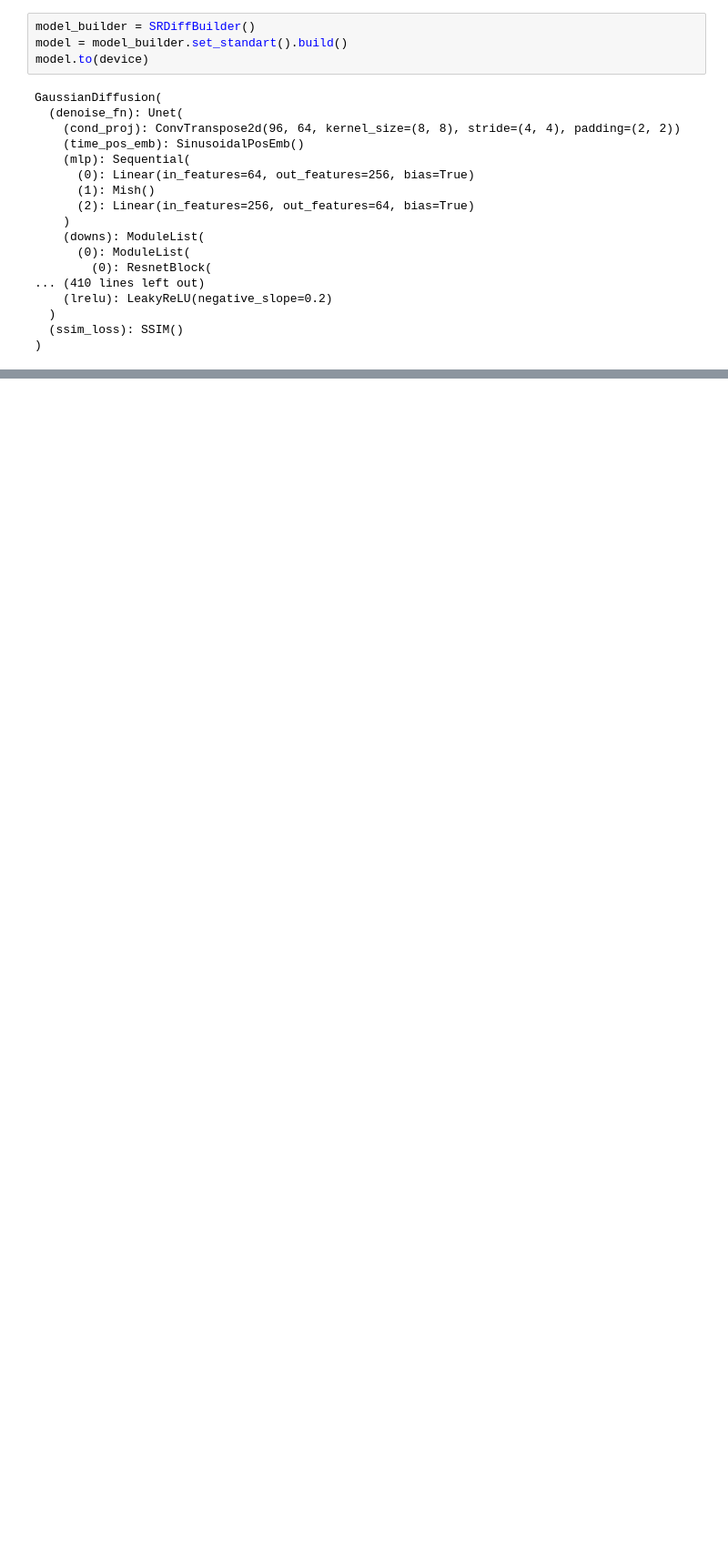
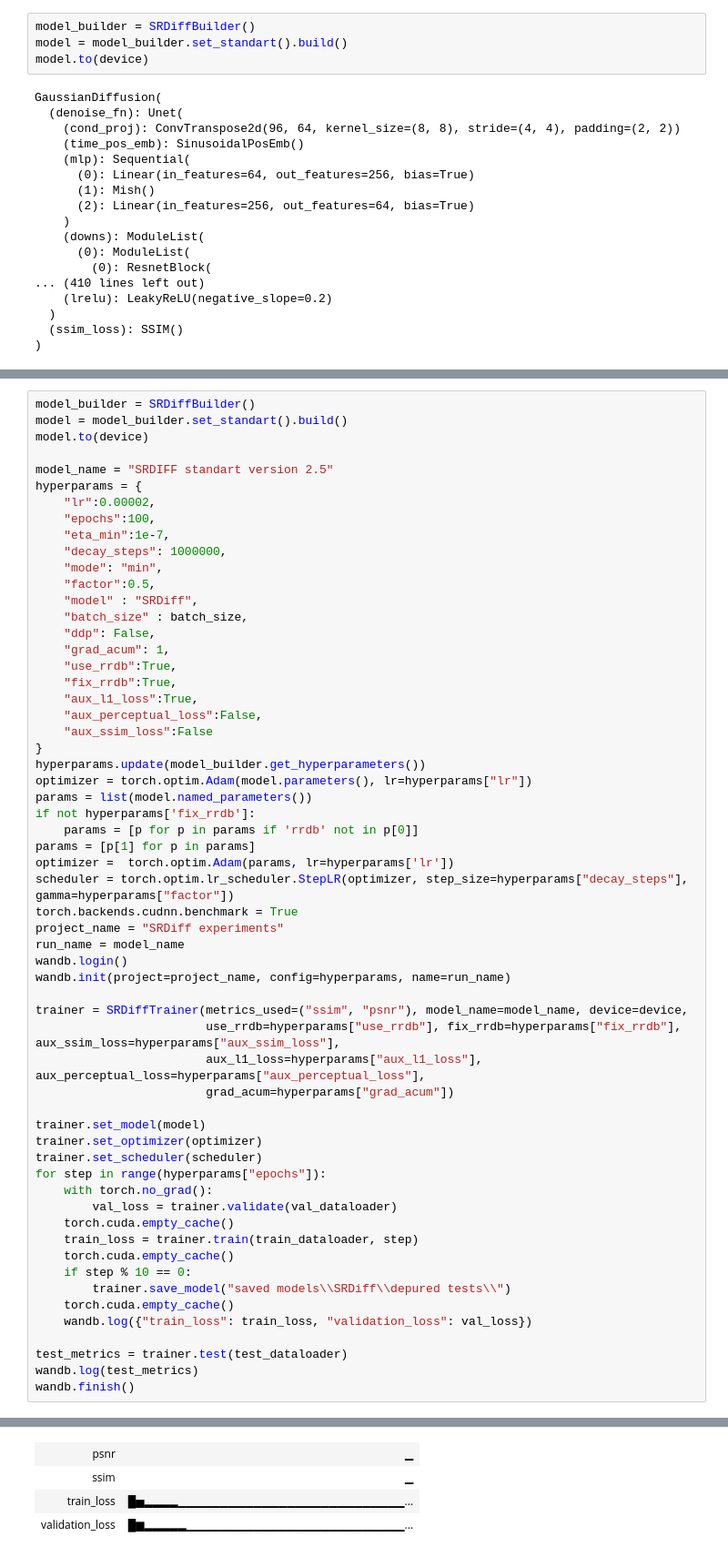
Before and after one commit to Descalabreitor/Satelite-Superresolution-diffusion, a Jupyter notebook: SRDiff experiments.ipynb, the cells around one changed output, grey strips where cells are left out. Shown at 91% size. Drawn from its saved outputs; the diff is of its cells as text; blank space fills up the shorter version.

```diff
--- a/SRDiff experiments.ipynb
+++ b/SRDiff experiments.ipynb
@@ -127,0 +133,60 @@ Find logs at: .\wandb\run-20240602_215715-6elsdhlt\logs
+# %%
+model_builder = SRDiffBuilder()
+model = model_builder.set_standart().build()
+model.to(device)
+
+model_name = "SRDIFF standart version 2.5"
+hyperparams = {
+    "lr":0.00002,
+    "epochs":100,
+    "eta_min":1e-7,
+    "decay_steps": 1000000,
+    "mode": "min",
+    "factor":0.5,
+    "model" : "SRDiff",
+    "batch_size" : batch_size,
+    "ddp": False,
+    "grad_acum": 1,
+    "use_rrdb":True,
+    "fix_rrdb":True,
+    "aux_l1_loss":True,
+    "aux_perceptual_loss":False,
+    "aux_ssim_loss":False
+}
+hyperparams.update(model_builder.get_hyperparameters())
+optimizer = torch.optim.Adam(model.parameters(), lr=hyperparams["lr"])
+params = list(model.named_parameters())
+if not hyperparams['fix_rrdb']:
+    params = [p for p in params if 'rrdb' not in p[0]]
+params = [p[1] for p in params]
+optimizer =  torch.optim.Adam(params, lr=hyperparams['lr'])
+scheduler = torch.optim.lr_scheduler.StepLR(optimizer, step_size=hyperparams["decay_steps"], gamma=hyperparams["factor"])
+torch.backends.cudnn.benchmark = True
+project_name = "SRDiff experiments"
+run_name = model_name
+wandb.login()
+wandb.init(project=project_name, config=hyperparams, name=run_name)
+
+trainer = SRDiffTrainer(metrics_used=("ssim", "psnr"), model_name=model_name, device=device,
+                        use_rrdb=hyperparams["use_rrdb"], fix_rrdb=hyperparams["fix_rrdb"], aux_ssim_loss=hyperparams["aux_ssim_loss"],
+                        aux_l1_loss=hyperparams["aux_l1_loss"], aux_perceptual_loss=hyperparams["aux_perceptual_loss"],
+                        grad_acum=hyperparams["grad_acum"])
+
+trainer.set_model(model)
+trainer.set_optimizer(optimizer)
+trainer.set_scheduler(scheduler)
+for step in range(hyperparams["epochs"]):
+    with torch.no_grad():
+        val_loss = trainer.validate(val_dataloader)
+    torch.cuda.empty_cache()
+    train_loss = trainer.train(train_dataloader, step)
+    torch.cuda.empty_cache()
+    if step % 10 == 0:
+        trainer.save_model("saved models\\SRDiff\\depured tests\\")
+    torch.cuda.empty_cache()
+    wandb.log({"train_loss": train_loss, "validation_loss": val_loss})
+
+test_metrics = trainer.test(test_dataloader)
+wandb.log(test_metrics)
+wandb.finish()
+# %% [output]
@@ -127,0 +200,4 @@ Find logs at: .\wandb\run-20240602_215715-6elsdhlt\logs
+| psnr | ▁ |
+| ssim | ▁ |
+| train_loss | █▅▂▂▂▂▁▁▁▁▁▁▁▁▁▁▁▁▁▁▁▁▁▁▁▁▁▁▁▁▁▁▁... |
+| validation_loss | █▆▂▂▂▂▂▁▁▁▁▁▁▁▁▁▁▁▁▁▁▁▁▁▁▁▁▁▁▁▁▁▁... |
```
Also changed, not shown: parts of 4 cells of this notebook, 4 other files.
